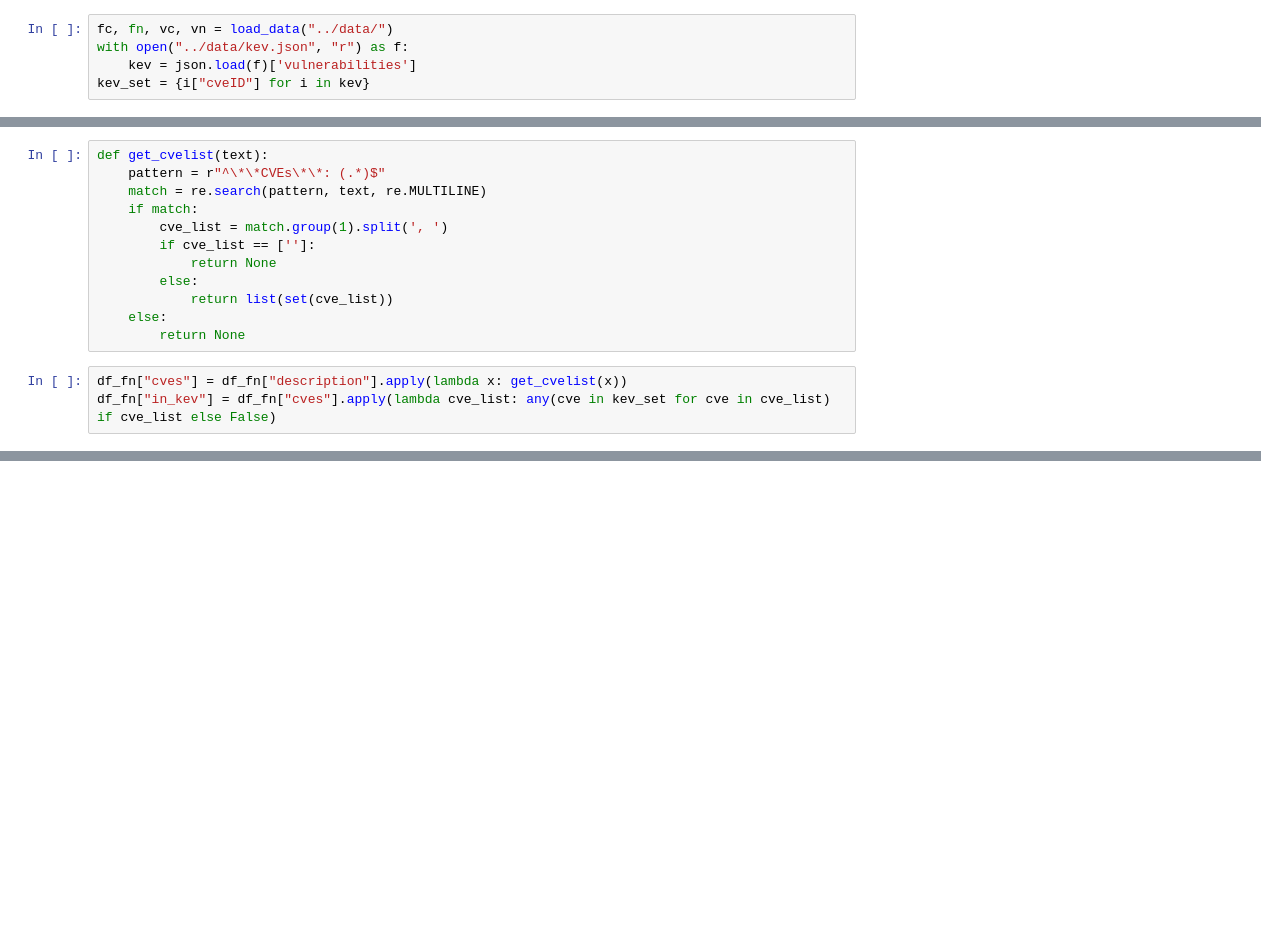
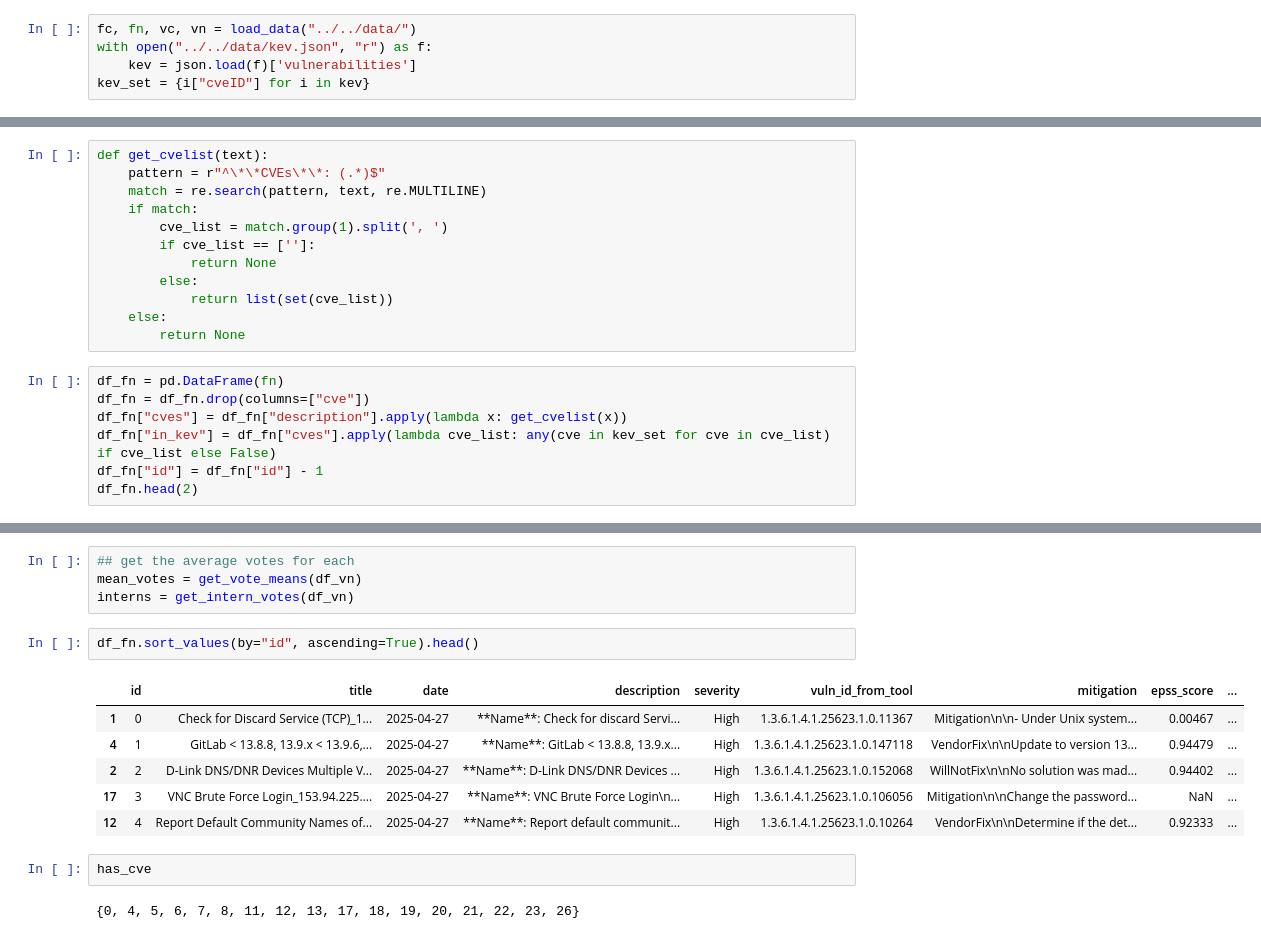
Before and after one commit to TopologyMapping/network-security, a Jupyter notebook: voting_analysis/src/analysis/data_prep.ipynb, the cells around one changed output, grey strips where cells are left out. Drawn from its saved outputs; the diff is of its cells as text; blank space fills up the shorter version.

```diff
--- a/voting_analysis/src/analysis/data_prep.ipynb
+++ b/voting_analysis/src/analysis/data_prep.ipynb
@@ -28,8 +37,8 @@ def load_data(dir_path):
 
     return features_class, features_num, votes_class, votes_num
 # %%
-fc, fn, vc, vn = load_data("../data/")
-with open("../data/kev.json", "r") as f:
+fc, fn, vc, vn = load_data("../../data/")
+with open("../../data/kev.json", "r") as f:
     kev = json.load(f)['vulnerabilities']
 kev_set = {i["cveID"] for i in kev}
 # %% [markdown]
@@ -52,5 +56,9 @@ def get_cvelist(text):
     else:
         return None
 # %%
+df_fn = pd.DataFrame(fn)
+df_fn = df_fn.drop(columns=["cve"])
 df_fn["cves"] = df_fn["description"].apply(lambda x: get_cvelist(x))
 df_fn["in_kev"] = df_fn["cves"].apply(lambda cve_list: any(cve in kev_set for cve in cve_list) if cve_list else False)
+df_fn["id"] = df_fn["id"] - 1
+df_fn.head(2)
@@ -120,0 +112,17 @@ for i in range(len(intern_votes)):
+# %%
+## get the average votes for each
+mean_votes = get_vote_means(df_vn)
+interns = get_intern_votes(df_vn)
+# %%
+df_fn.sort_values(by="id", ascending=True).head()
+# %% [output]
+|  | id | title | date | description | severity | vuln_id_from_tool | mitigation | epss_score | ... |
+| 1 | 0 | Check for Discard Service (TCP)_1... | 2025-04-27 | **Name**: Check for discard Servi... | High | 1.3.6.1.4.1.25623.1.0.11367 | Mitigation\n\n- Under Unix system... | 0.00467 | ... |
+| 4 | 1 | GitLab < 13.8.8, 13.9.x < 13.9.6,... | 2025-04-27 | **Name**: GitLab < 13.8.8, 13.9.x... | High | 1.3.6.1.4.1.25623.1.0.147118 | VendorFix\n\nUpdate to version 13... | 0.94479 | ... |
+| 2 | 2 | D-Link DNS/DNR Devices Multiple V... | 2025-04-27 | **Name**: D-Link DNS/DNR Devices ... | High | 1.3.6.1.4.1.25623.1.0.152068 | WillNotFix\n\nNo solution was mad... | 0.94402 | ... |
+| 17 | 3 | VNC Brute Force Login_153.94.225.... | 2025-04-27 | **Name**: VNC Brute Force Login\n... | High | 1.3.6.1.4.1.25623.1.0.106056 | Mitigation\n\nChange the password... | NaN | ... |
+| 12 | 4 | Report Default Community Names of... | 2025-04-27 | **Name**: Report default communit... | High | 1.3.6.1.4.1.25623.1.0.10264 | VendorFix\n\nDetermine if the det... | 0.92333 | ... |
+# %%
+has_cve
+# %% [output]
+{0, 4, 5, 6, 7, 8, 11, 12, 13, 17, 18, 19, 20, 21, 22, 23, 26}
```
Also changed, not shown: parts of 13 cells of this notebook, 4 other files.
